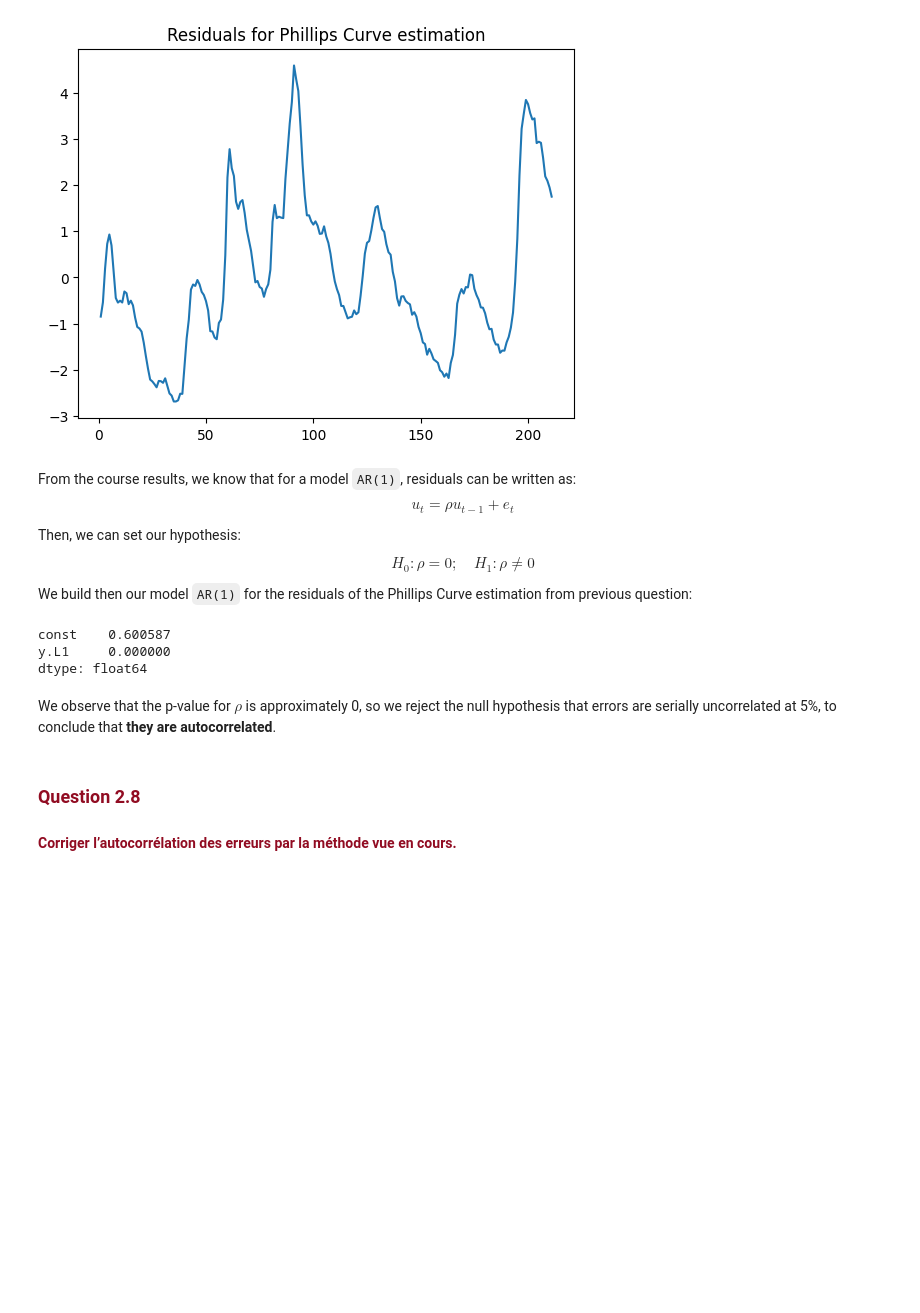
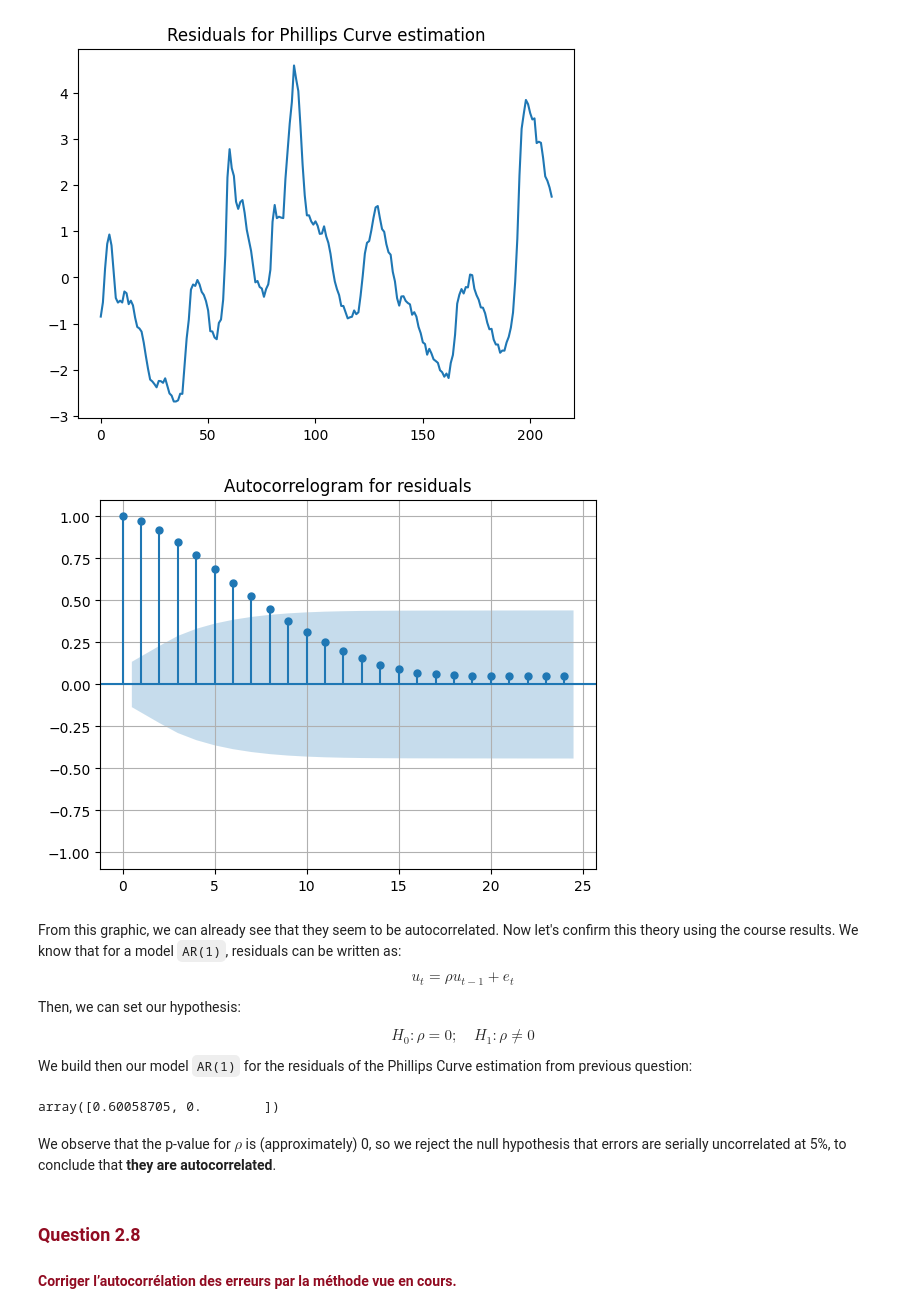
Before and after one commit to mauro7x/MODS202, a Jupyter notebook: Project.ipynb, the cells around one changed output. Drawn from its saved outputs; the diff is of its cells as text; code cells hidden in the pictures; blank space fills up the shorter version.

```diff
--- a/Project.ipynb
+++ b/Project.ipynb
@@ -836,7 +836,7 @@ df.head()
 # %% [markdown]
 We build a model as learned in the course:
 # %%
-unemp = df.Unemp[1:]
+unemp = df.Unemp[1:].to_numpy()
 y = unemp
 const = np.ones(y.shape)
 X = np.column_stack((const, inf))
@@ -876,8 +877,16 @@ plt.title('Residuals for Phillips Curve estimation')
 plt.show()
 # %% [output]
 [figure]
+# %%
+plot_acf(res)
+plt.title('Autocorrelogram for residuals', fontsize=12)
+plt.ylim(-1.1, 1.1)
+plt.grid()
+plt.show()
+# %% [output]
+[figure, added]
 # %% [markdown]
-From the course results, we know that for a model `AR(1)`, residuals can be written as:
+From this graphic, we can already see that they seem to be autocorrelated. Now let's confirm this theory using the course results. We know that for a model `AR(1)`, residuals can be written as:
 $$u_t = \rho u_{t - 1} + e_t $$
 
 Then, we can set our hypothesis:
@@ -889,12 +898,10 @@ res_model = AutoReg(res, lags=1)
 res_results = res_model.fit()
 res_results.pvalues
 # %% [output]
-const    0.600587
-y.L1     0.000000
-dtype: float64
+array([0.60058705, 0.        ])
 # %% [markdown]
 
-We observe that the p-value for $\rho$ is approximately 0, so we reject the null hypothesis that errors are serially uncorrelated at 5%, to conclude that **they are autocorrelated**.
+We observe that the p-value for $\rho$ is (approximately) 0, so we reject the null hypothesis that errors are serially uncorrelated at 5%, to conclude that **they are autocorrelated**.
 # %% [markdown]
 <h3 style='color: #910c22;'>Question 2.8</h3>
 <h4 style='color: #910c22;'>Corriger l’autocorrélation des erreurs par la méthode vue en cours.</h4>
```
Also changed, not shown: parts of 36 cells of this notebook.
